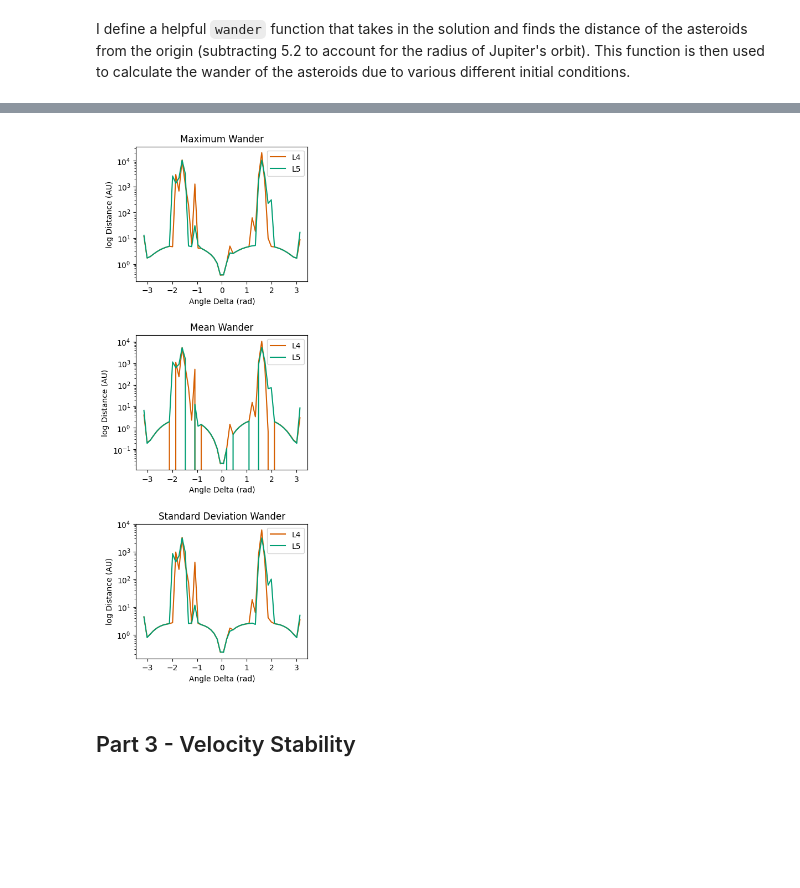
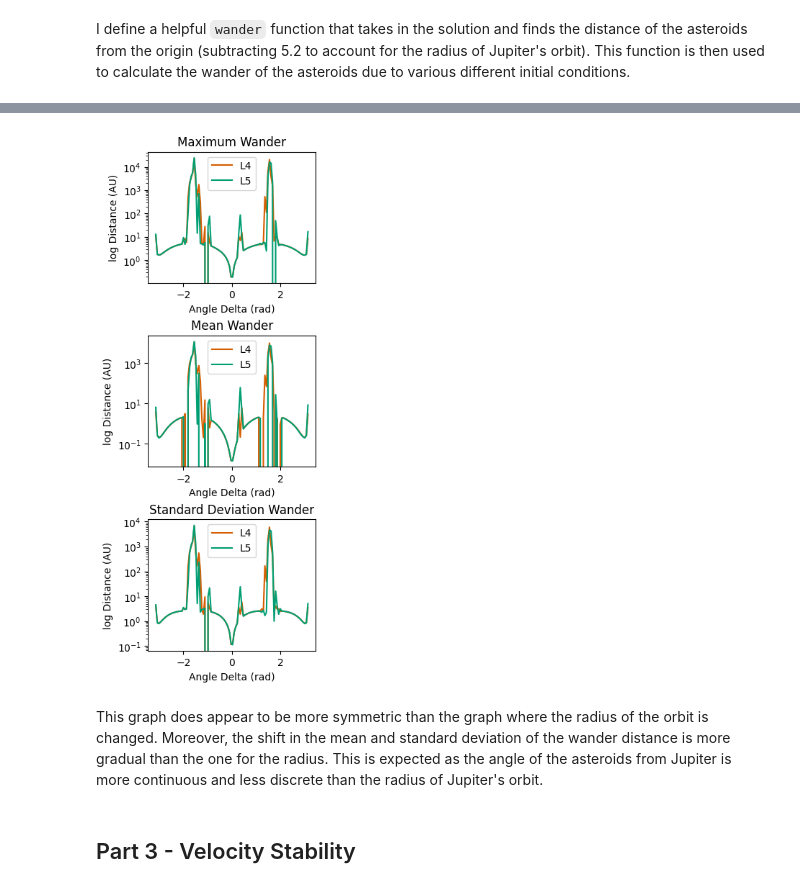
Before and after one commit to vibilanj/cmps, a Jupyter notebook: homework/Project1.ipynb, the cells around one changed output, grey strips where cells are left out. Saved outputs shown, nothing was run; the diff lists cells and outputs as text; code cells hidden in the pictures; blank space fills up the shorter version.

```diff
--- a/homework/Project1.ipynb
+++ b/homework/Project1.ipynb
@@ -203,6 +201,6 @@ When I introduce the radius delta and the angle delta, the wander of the asteroi
 # %%
 # Changing the radius of Jupiter's orbit
-radius_delta = np.linspace(-1, 1, 50)
+radius_delta = np.linspace(-1, 1, 100)
 angle_delta = 0
 
 max_wander_L4 = np.zeros_like(radius_delta)
@@ -262,7 +265,7 @@ plt.subplots_adjust(hspace = 0.4)
 # %%
 # Changing the initial angle of the asteroid
 radius_delta = 0
-angle_delta = np.linspace(-np.pi, np.pi, 50)
+angle_delta = np.linspace(-np.pi, np.pi, 100)
 
 max_wander_l4 = np.zeros_like(angle_delta)
 max_wander_l5 = np.zeros_like(angle_delta)
@@ -296,28 +301,30 @@ for i, ad in enumerate(angle_delta):
 # %%
 fig, (ax_max, ax_mean, ax_std) = plt.subplots(3, 1)
-fig.set_size_inches(4, 12)
+fig.set_size_inches(3, 9)
 
 ax_max.plot(angle_delta, max_wander_L4, color = CF_vermillion, label = "L4")
 ax_max.plot(angle_delta, max_wander_L5, color = CF_green, label = "L5")
 ax_max.set(title = "Maximum Wander", xlabel = "Angle Delta (rad)", ylabel = "log Distance (AU)")
 ax_max.set_yscale("log")
 ax_max.legend()
 
 ax_mean.plot(angle_delta, mean_wander_L4, color = CF_vermillion, label = "L4")
 ax_mean.plot(angle_delta, mean_wander_L5, color = CF_green, label = "L5")
 ax_mean.set(title = "Mean Wander", xlabel = "Angle Delta (rad)", ylabel = "log Distance (AU)")
 ax_mean.set_yscale("log")
 ax_mean.legend()
 
 ax_std.plot(angle_delta, std_wander_L4, color = CF_vermillion, label = "L4")
 ax_std.plot(angle_delta, std_wander_L5, color = CF_green, label = "L5")
 ax_std.set(title = "Standard Deviation Wander", xlabel = "Angle Delta (rad)", ylabel = "log Distance (AU)")
 ax_std.set_yscale("log")
 ax_std.legend()
 
 plt.subplots_adjust(hspace = 0.4)
 # %% [output]
-[figure, old version]
+[figure, new version]
+# %% [markdown]
+This graph does appear to be more symmetric than the graph where the radius of the orbit is changed. Moreover, the shift in the mean and standard deviation of the wander distance is more gradual than the one for the radius. This is expected as the angle of the asteroids from Jupiter is more continuous and less discrete than the radius of Jupiter's orbit.
 # %% [markdown]
 ## Part 3 - Velocity Stability
 # %% [markdown]
```
Also changed, not shown: parts of 17 cells of this notebook, 1 other file.
